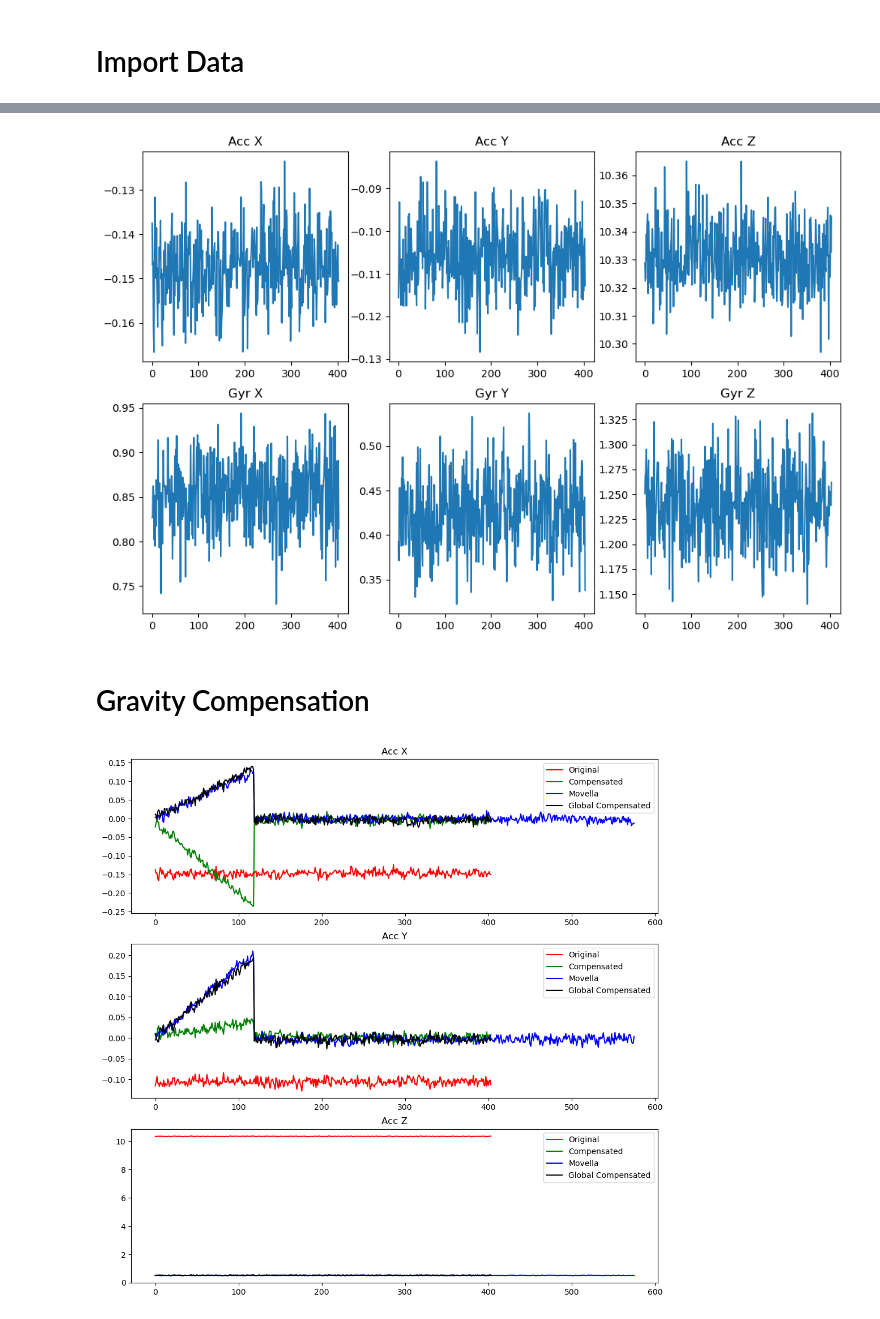
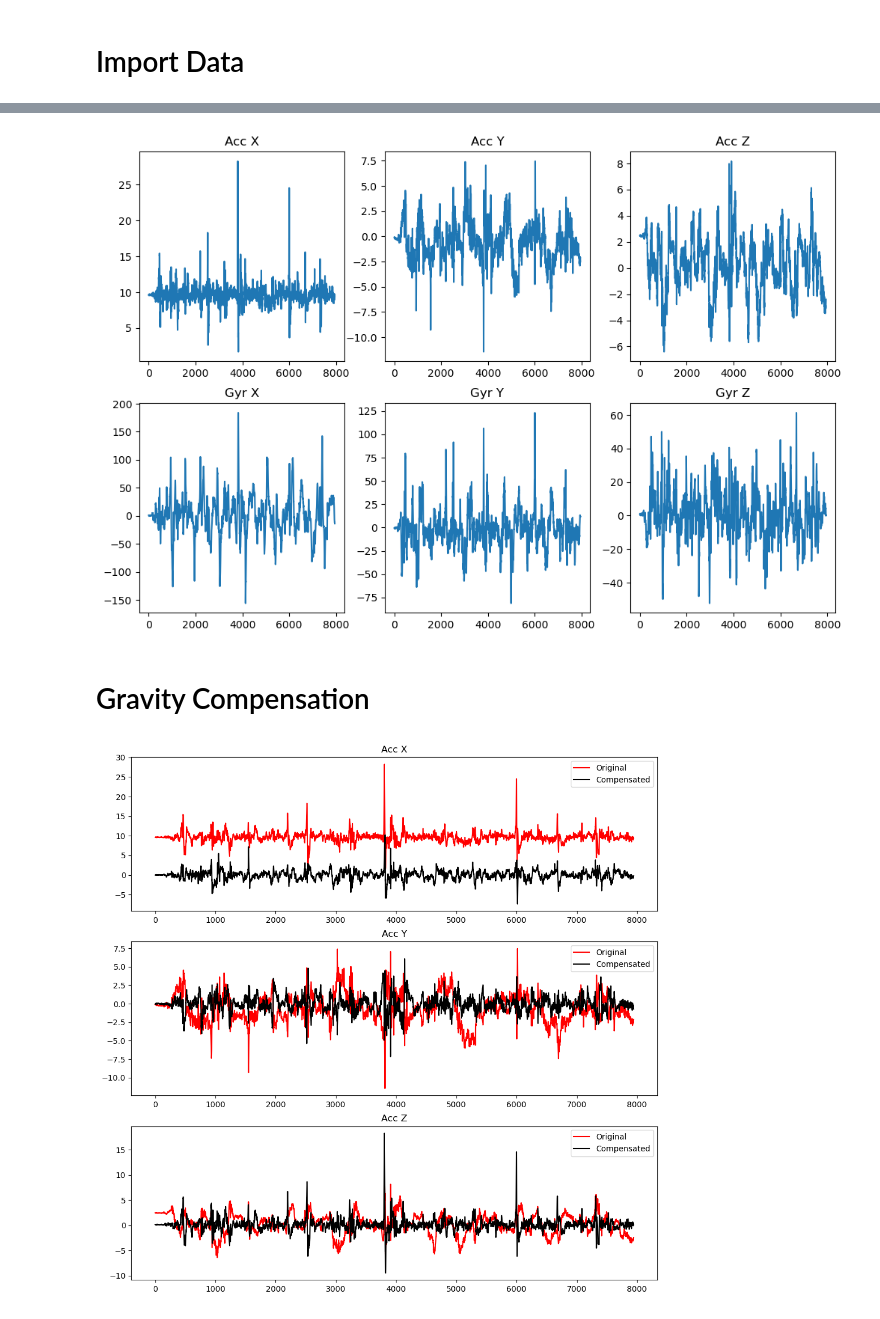
Before and after one commit to doertiboy/MasterStudy, a Jupyter notebook: Statistics.ipynb, the cells around one changed output, grey strips where cells are left out. Cells and saved outputs as stored; diff of their text form; code cells hidden in the pictures.

```diff
--- a/Statistics.ipynb
+++ b/Statistics.ipynb
@@ -6,7 +6,7 @@ from scipy.spatial.transform import Rotation
 # %% [markdown]
 # Import Data
 # %%
-data = pd.read_csv("compare.csv", sep = ",")
+data = pd.read_csv("IMU.csv", sep = ",")
 movella = pd.read_csv("free_acc.csv", skiprows = 10, sep = ",")
-movella.head()
+# movella.head()
 # data.columns
@@ -41,7 +36,7 @@ for i in range(3):
 
 plt.show()
 # %% [output]
-[figure, old version]
+[figure, new version]
 # %% [markdown]
 # Gravity Compensation
 # %%
@@ -95,37 +90,36 @@ acc_global = np.zeros((num, 3))
 for i in range(num):
     # Quaternions to Rotation matrix
     r = Rotation.from_quat(quat).as_matrix()
     # Multiply R with measured acceleration
     acc_global[i] = np.dot(r[i], acc_data[i])
 
 # Subtract gravitation from global acceleration
 acc_global_comp = acc_global - g
 
 # Rotate back to IMU frame
-acc_comp = np.zeros((num, 3))
+acc_imu_comp = np.zeros((num, 3))
 for i in range(num):
     # Quaternions to Rotation matrix
     r = Rotation.from_quat(quat).as_matrix()
     # Multiply R with measured acceleration
-    acc_comp[i] = np.dot(r[i], acc_global_comp[i])
+    acc_imu_comp[i] = np.dot(r[i], acc_global_comp[i])
 
 # Convert for plotting
-acc_comp = acc2array(acc_comp)
+acc_imu_comp = acc2array(acc_imu_comp)
 acc_global_comp = acc2array(acc_global_comp)
 
 # Plotting
 fig, axs = plt.subplots(3, 1, figsize=(12, 12))
 plt.subplots_adjust(hspace=0.2)
 
 # Plotting accelerometer data and compensated data
 for i in range(3):
     axs[i].plot(acc[i], color='red', label='Original')
-    axs[i].plot(acc_comp[i], color='green', label='Compensated')
-    axs[i].plot(free_acc[i], color='blue', label='Movella')
-    axs[i].plot(acc_global_comp[i], color='black', label='Global Compensated')
+    # axs[i].plot(acc_imu_comp[i], color='green', label='IMU Compensated')
+    axs[i].plot(acc_global_comp[i], color='black', label='Compensated')
     axs[i].set_title(f'Acc {["X", "Y", "Z"][i]}')
     axs[i].legend()
 
 plt.show()
 # %% [output]
-[figure, old version]
+[figure, new version]
```
Also changed, not shown: parts of 2 cells of this notebook, 4 other files.
